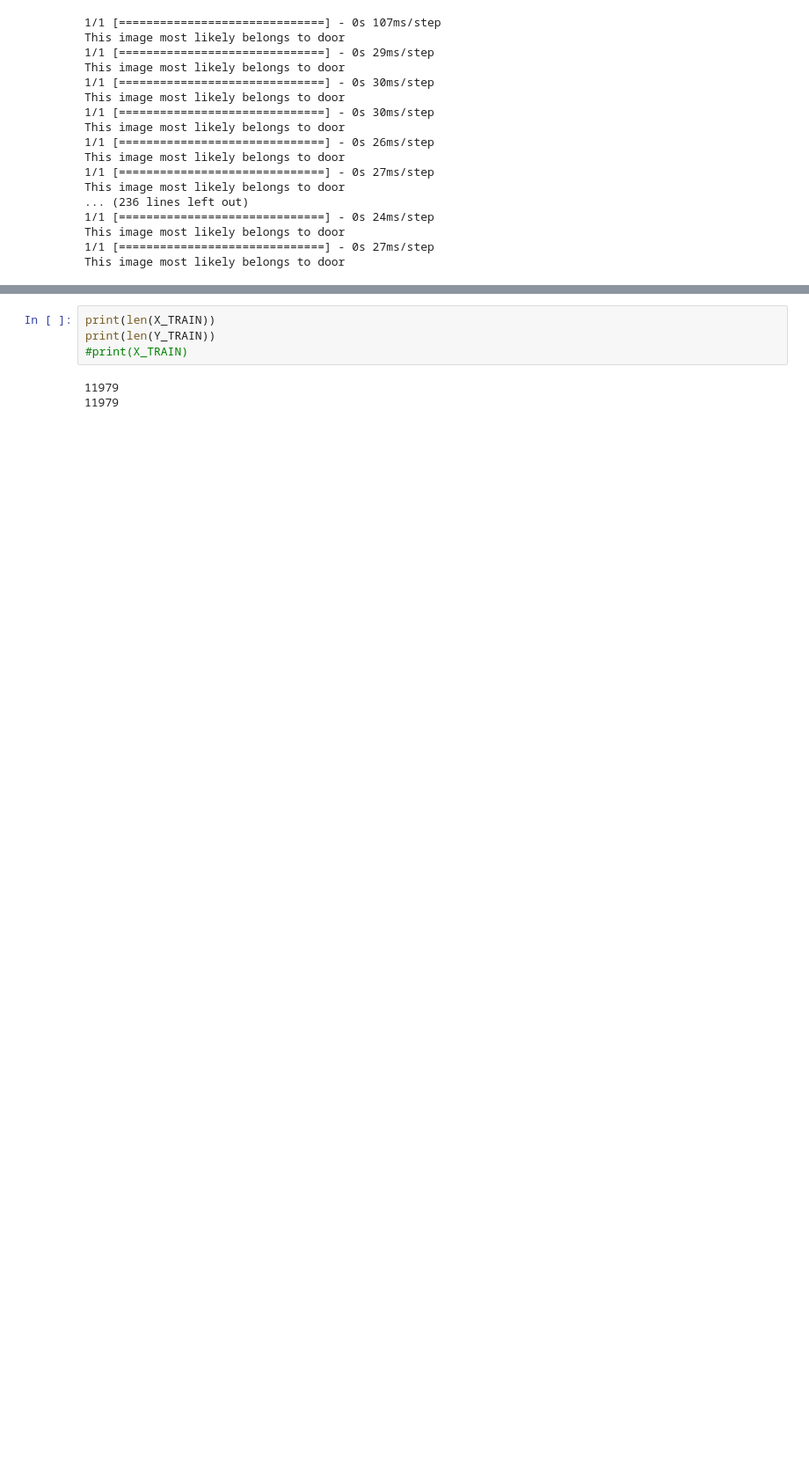
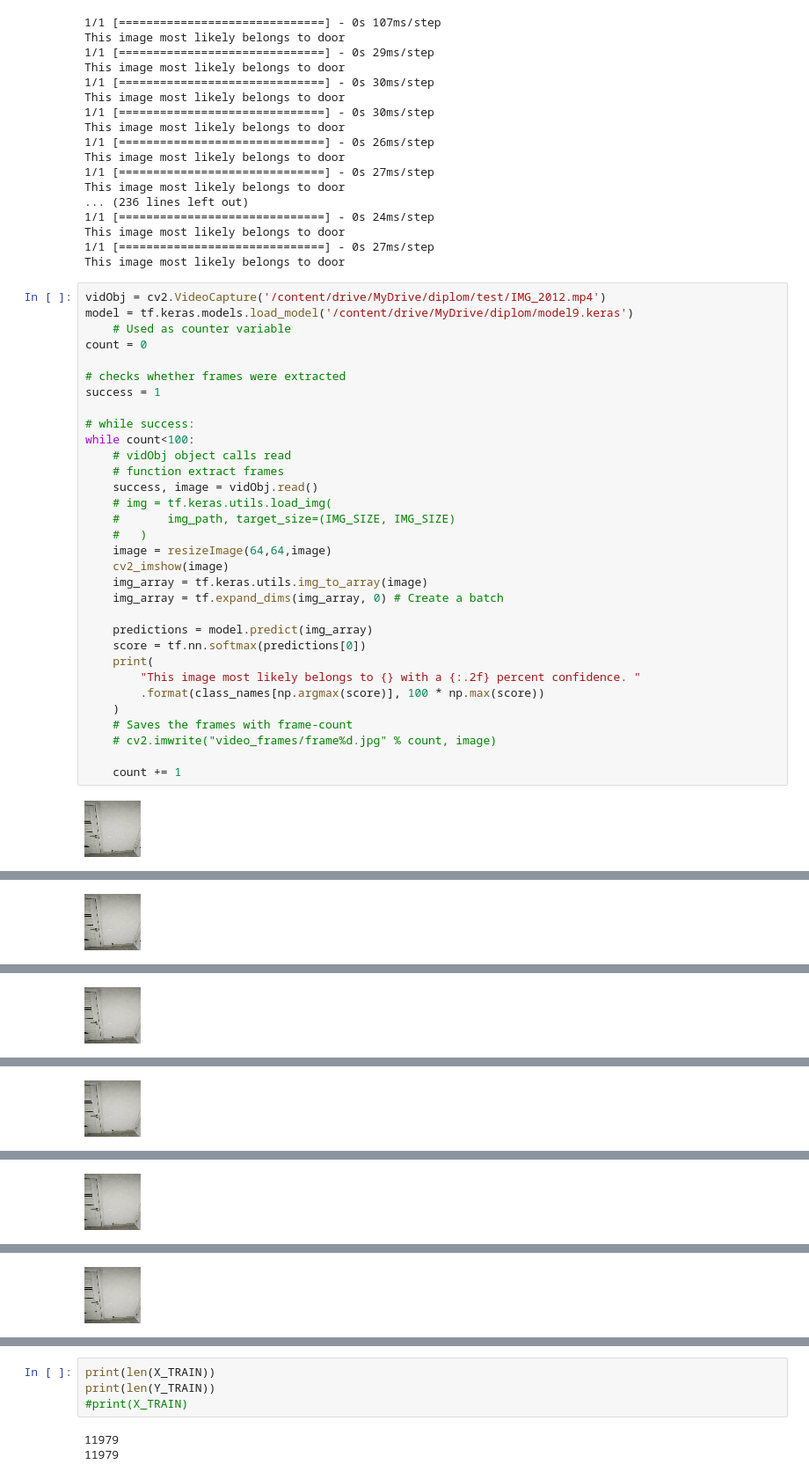
Before and after one commit to s4kh4rov/BMIL, a Jupyter notebook: magdiplom.ipynb, the cells around one changed output, grey strips where cells are left out. Shown at 88% size. Drawn from its saved outputs; the diff is of its cells as text; blank space fills up the shorter version.

```diff
--- a/magdiplom.ipynb
+++ b/magdiplom.ipynb
@@ -372,3 +372,37 @@ This image most likely belongs to door
 This image most likely belongs to door
 1/1 [==============================] - 0s 27ms/step
 This image most likely belongs to door
+# %%
+vidObj = cv2.VideoCapture('/content/drive/MyDrive/diplom/test/IMG_2012.mp4')
+model = tf.keras.models.load_model('/content/drive/MyDrive/diplom/model9.keras')
+    # Used as counter variable
+count = 0
+
+# checks whether frames were extracted
+success = 1
+
+# while success:
+while count<100:
+    # vidObj object calls read
+    # function extract frames
+    success, image = vidObj.read()
+    # img = tf.keras.utils.load_img(
+    #       img_path, target_size=(IMG_SIZE, IMG_SIZE)
+    #   )
+    image = resizeImage(64,64,image)
+    cv2_imshow(image)
+    img_array = tf.keras.utils.img_to_array(image)
+    img_array = tf.expand_dims(img_array, 0) # Create a batch
+
+    predictions = model.predict(img_array)
+    score = tf.nn.softmax(predictions[0])
+    print(
+        "This image most likely belongs to {} with a {:.2f} percent confidence. "
+        .format(class_names[np.argmax(score)], 100 * np.max(score))
+    )
+    # Saves the frames with frame-count
+    # cv2.imwrite("video_frames/frame%d.jpg" % count, image)
+
+    count += 1
+# %% [output]
+[figure, added]
@@ -374,0 +411 @@ This image most likely belongs to door
+[figure, added]
@@ -374,0 +414 @@ This image most likely belongs to door
+[figure, added]
@@ -374,0 +417 @@ This image most likely belongs to door
+[figure, added]
@@ -374,0 +420 @@ This image most likely belongs to door
+[figure, added]
@@ -374,0 +423 @@ This image most likely belongs to door
+[figure, added]
```
Also changed, not shown: parts of 1 cell of this notebook.
